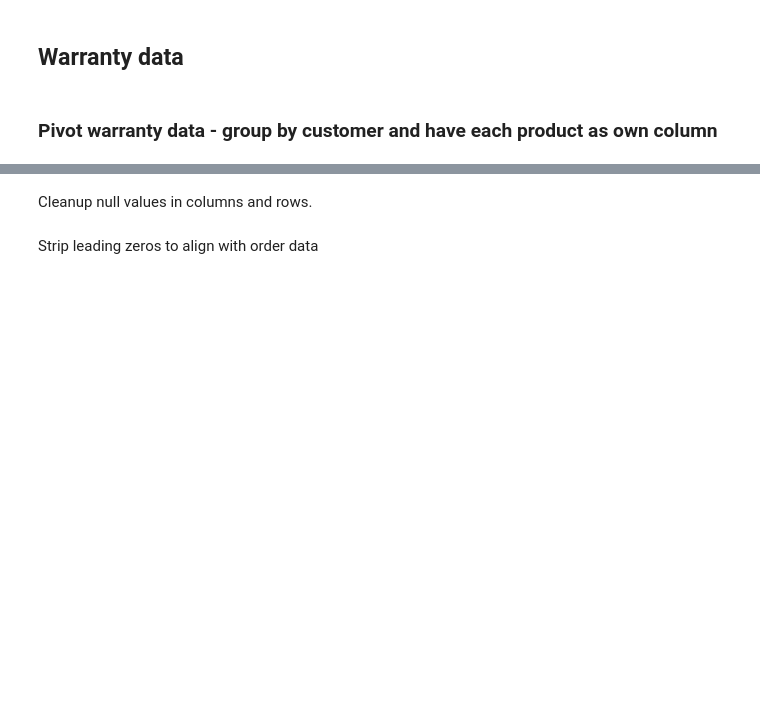
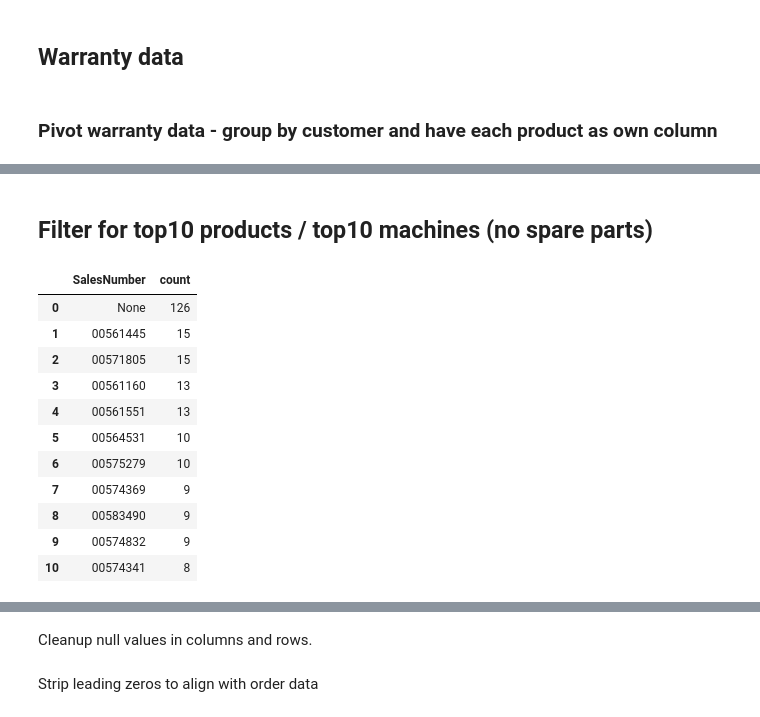
Before and after one commit to lz039/bigdata, a Jupyter notebook: Analytics01.ipynb, the cells around one changed output, grey strips where cells are left out. Drawn from its saved outputs; the diff is of its cells as text; code cells hidden in the pictures; blank space fills up the shorter version.

```diff
--- a/Analytics01.ipynb
+++ b/Analytics01.ipynb
@@ -35,3 +35,20 @@ sdf_assets.filter(sdf_assets.CustomerId.isNotNull()).limit(3).toPandas()
 | 2 | 879cb75b-2568-41aa-b05b-5d3e12d85cf8 | 02i3X00000iygZGQAY | 2018-03-06T00:00:00 | f08446b1-3808-482b-9a9e-0ec9917e6015 | None | MFK 700 EQ 230V-240V | 2018-09-23T00:00:00 | ... |
 # %%
 sdf_assets_items = sdf_assets.filter(sdf_assets.CustomerId != 'null').groupBy("CustomerId").agg(F.collect_set("SalesNumber").alias("SalesNumbers"))
+# %% [markdown]
+## Filter for top10 products / top10 machines (no spare parts)
+# %%
+sdf_assets.groupBy("SalesNumber").count().orderBy(F.col("count").desc()).toPandas().head(11)
+# %% [output]
+|  | SalesNumber | count |
+| 0 | None | 126 |
+| 1 | 00561445 | 15 |
+| 2 | 00571805 | 15 |
+| 3 | 00561160 | 13 |
+| 4 | 00561551 | 13 |
+| 5 | 00564531 | 10 |
+| 6 | 00575279 | 10 |
+| 7 | 00574369 | 9 |
+| 8 | 00583490 | 9 |
+| 9 | 00574832 | 9 |
+| 10 | 00574341 | 8 |
```
Also changed, not shown: parts of 19 cells of this notebook, 3 other files.
